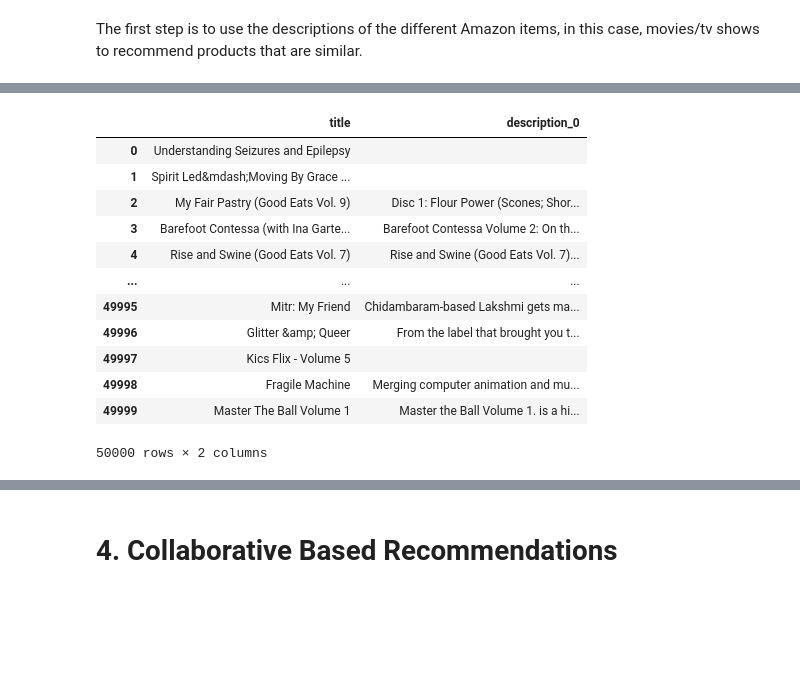
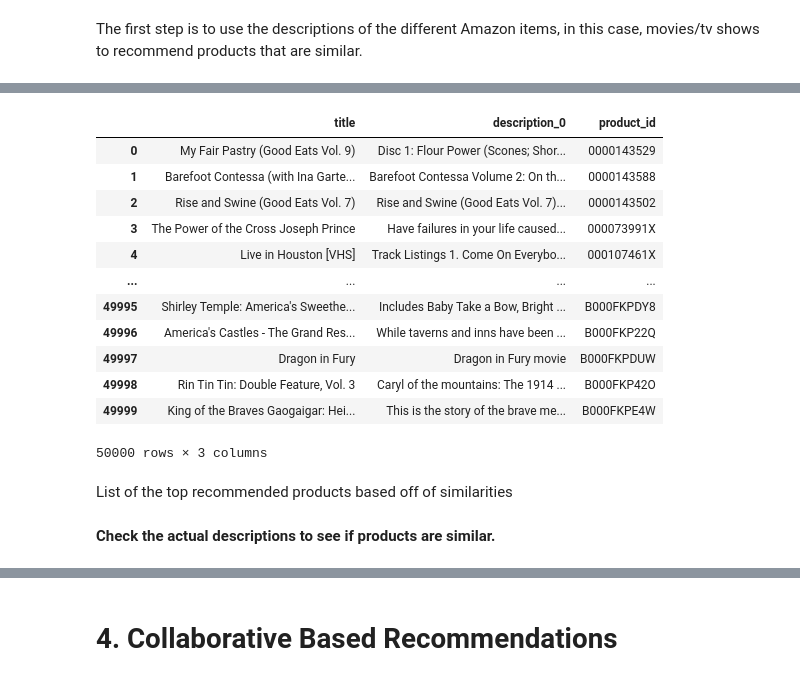
Before and after one commit to JTruong3/Amazon-Product-Recommender, a Jupyter notebook: 4_Recommendation_System.ipynb, the cells around one changed output, grey strips where cells are left out. Cells and saved outputs as stored; diff of their text form; code cells hidden in the pictures; blank space fills up the shorter version.

```diff
--- a/4_Recommendation_System.ipynb
+++ b/4_Recommendation_System.ipynb
@@ -31,4 +35,6 @@ from sklearn.model_selection import train_test_split
 Load in the dataset
 # %%
 meta_df = pd.read_csv('clean_meta.csv')
+# %%
+meta_df['description_0'].fillna('', inplace = True)
 # %%
@@ -65,4 +73,4 @@ Name: category_2, Length: 340, dtype: int64
 # %% [markdown]
 The first step is to use the descriptions of the different Amazon items, in this case, movies/tv shows to recommend products that are similar.
 # %%
-working_df = meta_df[['title','description_0']].copy()
+rec_df = meta_df[['title','description_0','product_id']].copy()
@@ -71,2 +77,5 @@ working_df['description_0'] = working_df['description_0'].fillna("")
 # %%
-new_df = working_df.iloc[0:50000,:]
+rec_df_subset = rec_df.iloc[0:50000,:]
+
+# Check results
+rec_df_subset
@@ -73,19 +96,19 @@ new_df = working_df.iloc[0:50000,:]
 # %%
-new_df
+rec_df_subset
 # %% [output]
-|  | title | description_0 |
-| 0 | Understanding Seizures and Epilepsy |  |
-| 1 | Spirit Led&mdash;Moving By Grace ... |  |
-| 2 | My Fair Pastry (Good Eats Vol. 9) | Disc 1: Flour Power (Scones; Shor... |
-| 3 | Barefoot Contessa (with Ina Garte... | Barefoot Contessa Volume 2: On th... |
-| 4 | Rise and Swine (Good Eats Vol. 7) | Rise and Swine (Good Eats Vol. 7)... |
-| ... | ... | ... |
-| 49995 | Mitr: My Friend | Chidambaram-based Lakshmi gets ma... |
-| 49996 | Glitter &amp; Queer | From the label that brought you t... |
-| 49997 | Kics Flix - Volume 5 |  |
-| 49998 | Fragile Machine | Merging computer animation and mu... |
-| 49999 | Master The Ball Volume 1 | Master the Ball Volume 1. is a hi... |
+|  | title | description_0 | product_id |
+| 0 | My Fair Pastry (Good Eats Vol. 9) | Disc 1: Flour Power (Scones; Shor... | 0000143529 |
+| 1 | Barefoot Contessa (with Ina Garte... | Barefoot Contessa Volume 2: On th... | 0000143588 |
+| 2 | Rise and Swine (Good Eats Vol. 7) | Rise and Swine (Good Eats Vol. 7)... | 0000143502 |
+| 3 | The Power of the Cross Joseph Prince | Have failures in your life caused... | 000073991X |
+| 4 | Live in Houston [VHS] | Track Listings 1. Come On Everybo... | 000107461X |
+| ... | ... | ... | ... |
+| 49995 | Shirley Temple: America's Sweethe... | Includes Baby Take a Bow, Bright ... | B000FKPDY8 |
+| 49996 | America's Castles - The Grand Res... | While taverns and inns have been ... | B000FKP22Q |
+| 49997 | Dragon in Fury | Dragon in Fury movie | B000FKPDUW |
+| 49998 | Rin Tin Tin: Double Feature, Vol. 3 | Caryl of the mountains: The 1914 ... | B000FKP42O |
+| 49999 | King of the Braves Gaogaigar: Hei... | This is the story of the brave me... | B000FKPE4W |
-50000 rows × 2 columns
+50000 rows × 3 columns
 # %%
 from sklearn.feature_extraction.text import TfidfVectorizer
 
@@ -99,0 +128,2 @@ TF_matrix2 = vectorizer.transform(new_df['description_0'])
+# %% [markdown]
+List of the top recommended products based off of similarities
@@ -99,0 +135,2 @@ TF_matrix2 = vectorizer.transform(new_df['description_0'])
+# %% [markdown]
+**Check the actual descriptions to see if products are similar.**
```
Also changed, not shown: parts of 55 cells of this notebook.
